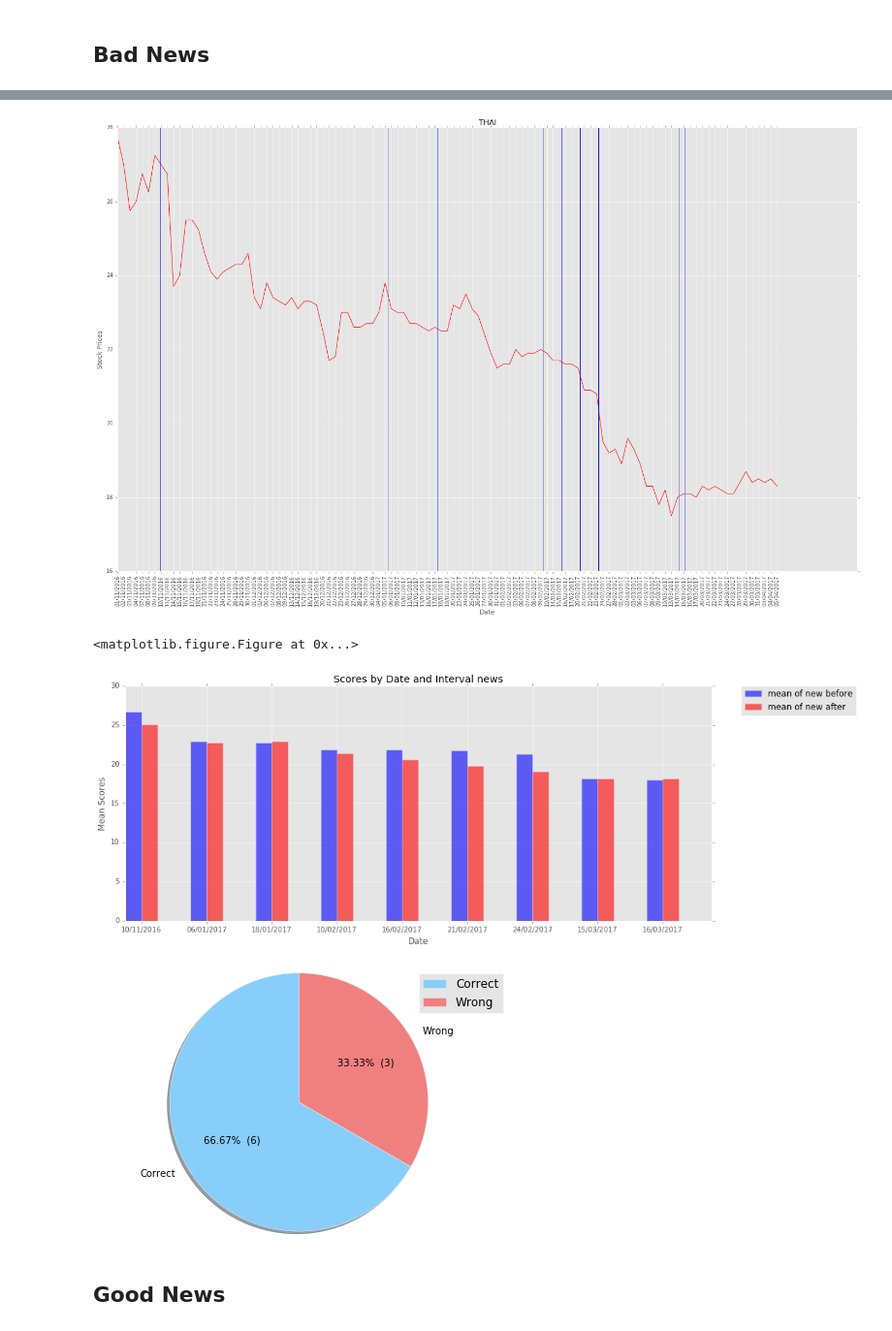
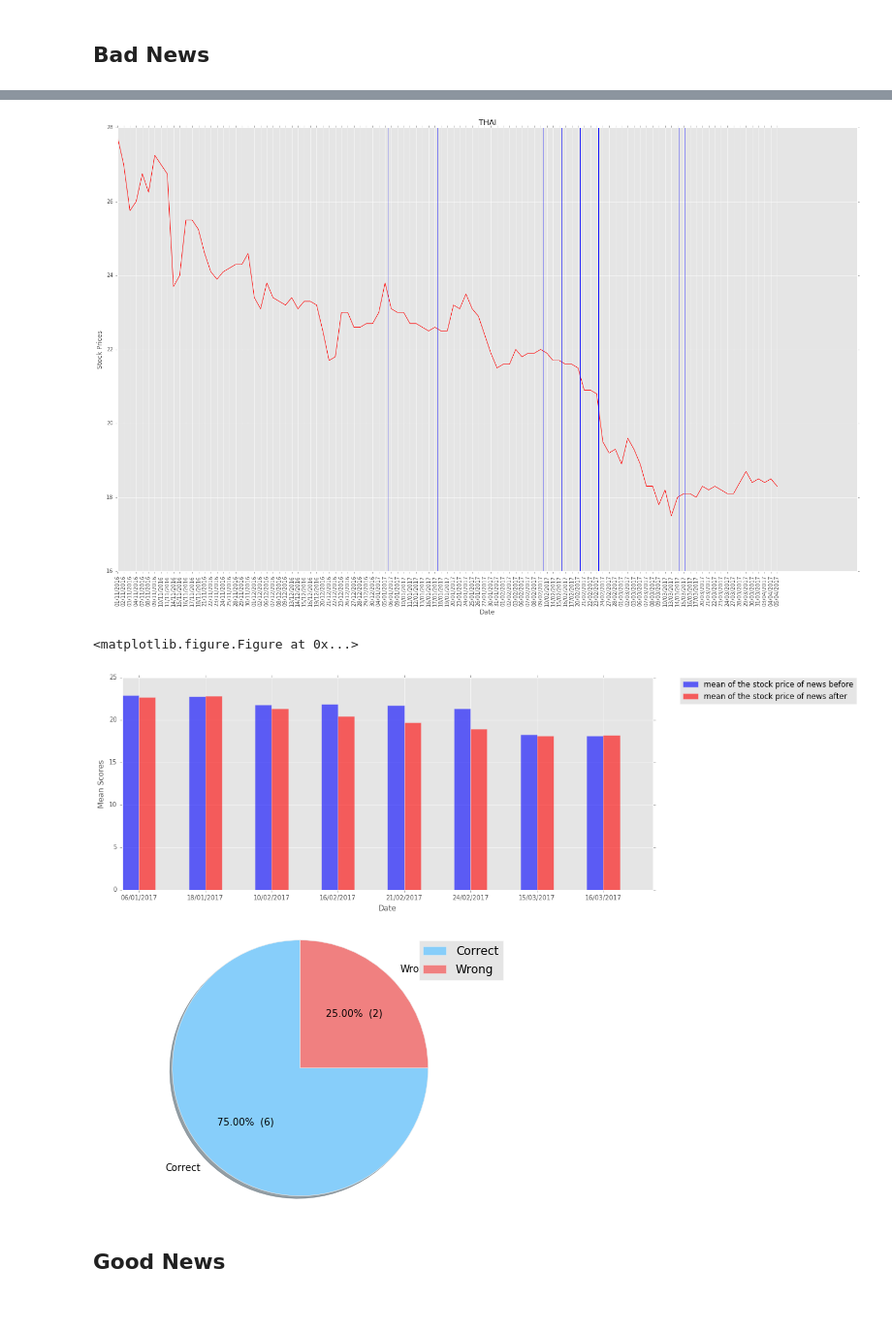
Before and after one commit to boss2bmj/Stock-Analysis, a Jupyter notebook: final_stock_price.ipynb, the cells around one changed output, grey strips where cells are left out. Shown: that part at 97% size. Saved outputs shown, nothing was run; the diff lists cells and outputs as text; code cells hidden in the pictures.

```diff
--- a/final_stock_price.ipynb
+++ b/final_stock_price.ipynb
@@ -328,16 +340,16 @@ def build_group_chart(mean_all_price_before,mean_all_price_after, date_list):
                      alpha=opacity,
                      color='b',
                      error_kw=error_config,
-                     label='mean of new before')
+                     label='mean of the stock price of news before')
 
     rects2 = plt.bar(index + bar_width, mean_all_price_after, bar_width,
                      alpha=opacity,
                      color='r',
                      error_kw=error_config,
-                     label='mean of new after')
+                     label='mean of the stock price of news after')
     plt.xlabel('Date')
     plt.ylabel('Mean Scores')
-    plt.title('Scores by Date and Interval news')
+#     plt.title('Scores by Date and Interval news')
     plt.xticks(index + bar_width , date_list)
     plt.legend(bbox_to_anchor=(1.05, 1), loc=2, borderaxespad=0.)
     plt.figure()
@@ -423,8 +441,13 @@ def main(stock_names, date_list, length_interval,status):
         create_graph = build_graph(data, each_stock, date_list[count]) #plot graph using matplotlib
         #create_graph_dataFrame = build_graph_dataFrame(create_data_frame, each_stock)
         # we need point (x,y) to plot on the graph which is x = date & y = close price
+
         interval_before, interval_after, keep_dates = find_dates(all_data[0][::-1], date_list[count],length_interval)
         mean_all_price_before, mean_all_price_after = find_mean(interval_before, interval_after,all_data)
+        print keep_dates
+        print 'mean_all_price_before',mean_all_price_before
+        print 'mean_all_price_after', mean_all_price_after
+
         build_group_chart(mean_all_price_before,mean_all_price_after, keep_dates)
         if status == 'bad':
 #             print 'baddd'
@@ -433,12 +456,21 @@ def main(stock_names, date_list, length_interval,status):
 #             print 'goodddd'
             accuracy = find_accuracy_good(mean_all_price_before, mean_all_price_after)
         build_pie_chart(accuracy)
+
 #         for each_length in range(length_interval):
 #             interval_before, interval_after, keep_dates = find_dates(all_data[0][::-1], date_list[count],each_length+1)
 #             mean_all_price_before, mean_all_price_after = find_mean(interval_before, interval_after,all_data)
+#             print 'interval date = ',each_length+1
 #             build_group_chart(mean_all_price_before,mean_all_price_after, keep_dates)
+#             if status == 'bad':
+#     #             print 'baddd'
+#                 accuracy = find_accuracy_bad(mean_all_price_before, mean_all_price_after)
+#             elif status == 'good':
+#     #             print 'goodddd'
+#                 accuracy = find_accuracy_good(mean_all_price_before, mean_all_price_after)
+#             build_pie_chart(accuracy)
         count += 1
-    return 0
+    return keep_dates, mean_all_price_before, mean_all_price_after
 # %% [markdown]
 ## Bad News
 # %%
@@ -449,10 +481,12 @@ def main(stock_names, date_list, length_interval,status):
 # กรมท่าอากาศยานแจ้งปิดสนามบินนครฯ2วัน ==> '06/01/2017'
 # ------------------------------------------------------------------------------------
 stock_names = ['THAI']
-date_list = [['10/11/2016','06/01/2017','18/01/2017','04/02/2017','10/02/2017','12/02/2017','16/02/2017','19/02/2017','21/02/2017','24/02/2017','15/03/2017','16/03/2017']]
+date_list = [['06/01/2017','18/01/2017','04/02/2017','10/02/2017','12/02/2017','16/02/2017','19/02/2017','21/02/2017','24/02/2017','15/03/2017','16/03/2017']]
+
+# date_list = [['10/11/2016','06/01/2017','18/01/2017','04/02/2017','10/02/2017','12/02/2017','16/02/2017','19/02/2017','21/02/2017','24/02/2017','15/03/2017','16/03/2017']]
 # stock_names = ['NOK']
 # date_list = [ ['19/01/2017','31/01/2017','15/02/2017','17/02/2017','6/10/2016']]
-ans = main(stock_names, date_list,7,'bad')
+keep_dates, mean_all_price_before, mean_all_price_after = main(stock_names, date_list,8,'bad')
 # %% [output]
 THAI
 https://www.set.or.th/set/historicaltrading.do?symbol=THAI&page=0&language=en&country=US&type=trading
@@ -461,7 +499,7 @@ https://www.set.or.th/set/historicaltrading.do?symbol=THAI&page=2&language=en&co
-[figure, old version]
+[figure, new version]
 <matplotlib.figure.Figure at 0x...>
-[figure, old version]
+[figure, new version]
-[figure, old version]
+[figure, new version]
 # %% [markdown]
 ## Good News
 # %%
```
Also changed, not shown: parts of 22 cells of this notebook.
